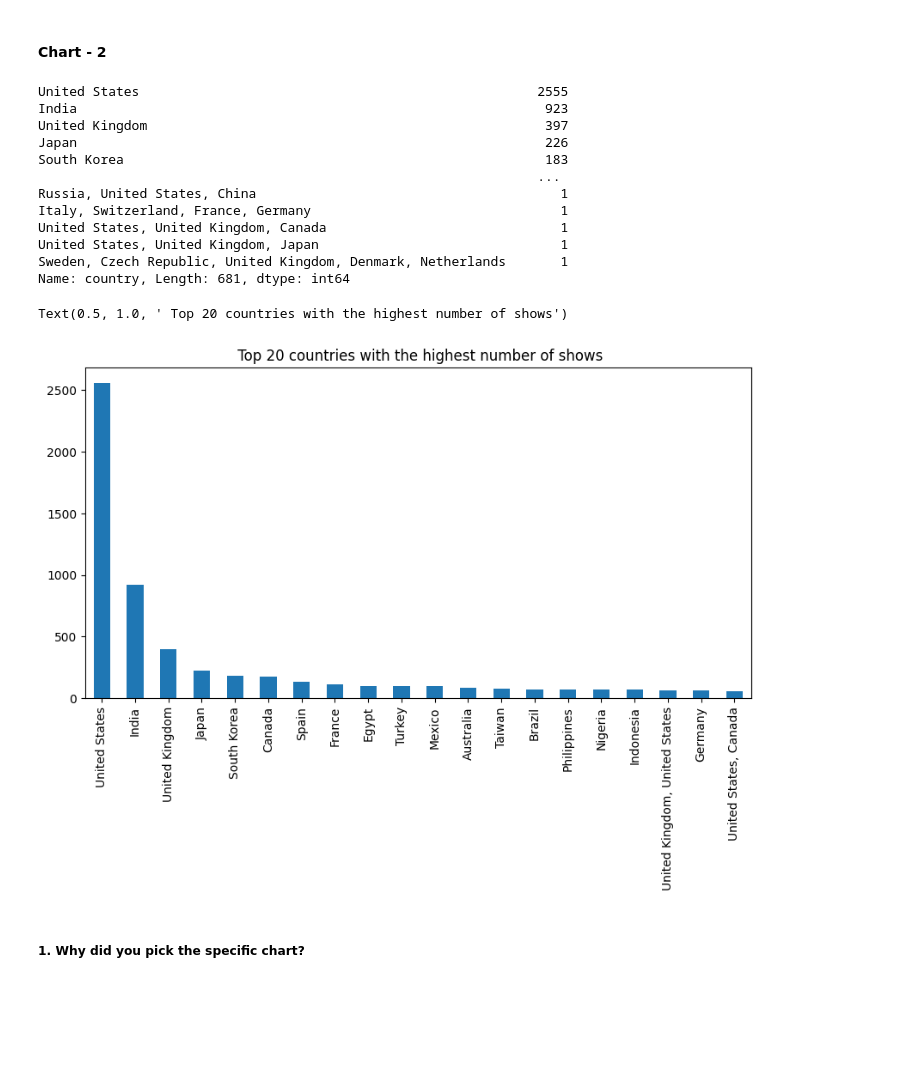
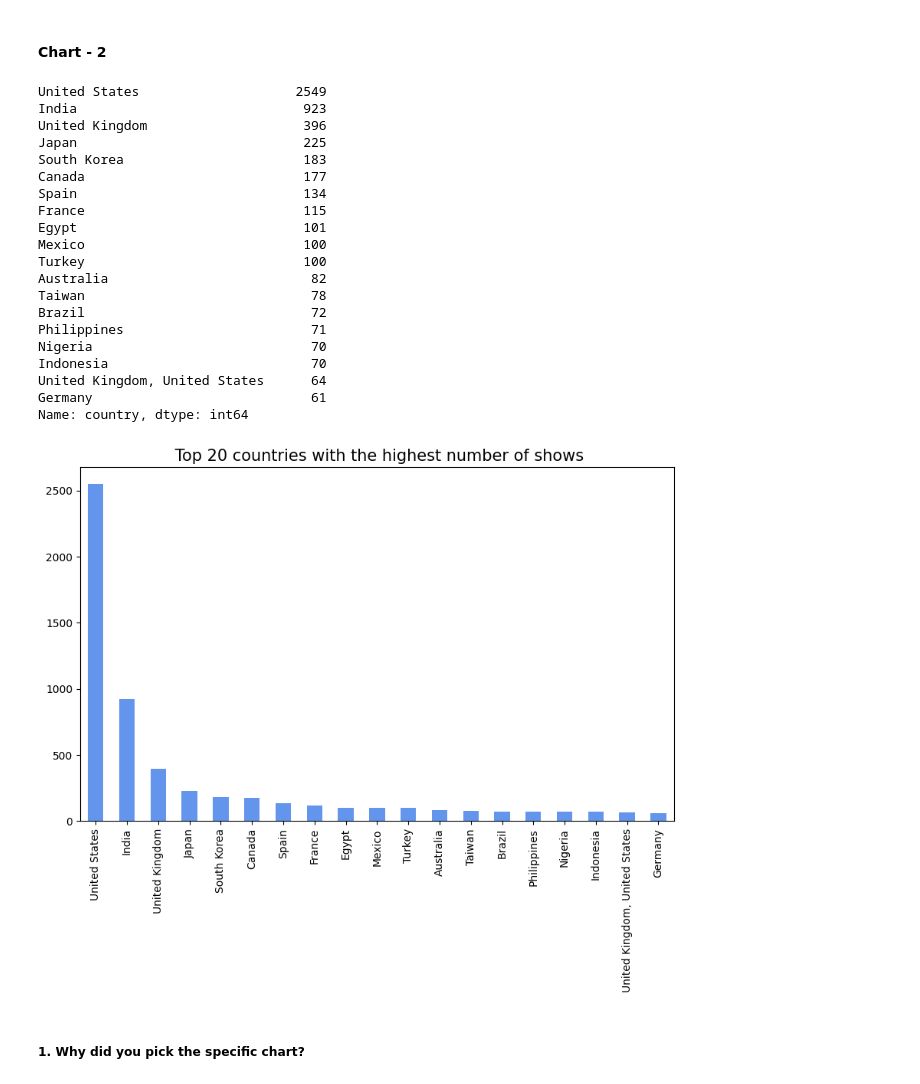
Before and after one commit to VIRU2341/alma-beetter-netflix, a Jupyter notebook: NETFLIX_MOVIES_AND_TV_SHOWS_EDA_analysis.ipynb, the cells around one changed output. Drawn from its saved outputs; the diff is of its cells as text; code cells hidden in the pictures; blank space fills up the shorter version.

```diff
--- a/NETFLIX_MOVIES_AND_TV_SHOWS_EDA_analysis.ipynb
+++ b/NETFLIX_MOVIES_AND_TV_SHOWS_EDA_analysis.ipynb
@@ -239,7 +241,7 @@ No. of unique values in  description is 7769 .
 # %%
 # Write your code to make your dataset analysis ready.
 df["cast"]=df["cast"].fillna('unknown')
-df["director"]=df["director"].fillna()
+df["director"]=df["director"].fillna(0)
 df["country"]=df["country"].fillna('unknown')
 df['rating'] = df['rating'].fillna(df['rating'].mode()[0])
 df.dropna(axis=0, inplace = True)
@@ -325,29 +323,38 @@ The chart above shows that  there are about 5372 movies and almost 2398 TV shows
 #### Chart - 2
 # %%
 # Top countries
-country=df.country.value_counts()
+country=df.country.value_counts()[:20]
+del country['unknown']
 print(country)
 # %% [output]
-United States                                                   2555
-India                                                            923
-United Kingdom                                                   397
-Japan                                                            226
-South Korea                                                      183
-                                                                ...
-Russia, United States, China                                       1
-Italy, Switzerland, France, Germany                                1
-United States, United Kingdom, Canada                              1
-United States, United Kingdom, Japan                               1
-Sweden, Czech Republic, United Kingdom, Denmark, Netherlands       1
-Name: country, Length: 681, dtype: int64
+United States                    2549
+India                             923
+United Kingdom                    396
+Japan                             225
+South Korea                       183
+Canada                            177
+Spain                             134
+France                            115
+Egypt                             101
+Mexico                            100
+Turkey                            100
+Australia                          82
+Taiwan                             78
+Brazil                             72
+Philippines                        71
+Nigeria                            70
+Indonesia                          70
+United Kingdom, United States      64
+Germany                            61
+Name: country, dtype: int64
 # %%
 #  visualization code
 plt.figure(figsize=(10,5))
-df[~(df['country']=='Unknown')].country.value_counts().nlargest(20).plot(kind='bar')
-plt.title(' Top 20 countries with the highest number of shows')
+country.plot(kind="bar",color="cornflowerblue",figsize=(10,6))
+plt.title(' Top 20 countries with the highest number of shows',fontsize=15)
+plt.show()
 # %% [output]
-Text(0.5, 1.0, ' Top 20 countries with the highest number of shows')
-[figure, old version]
+[figure, new version]
 # %% [markdown]
 ##### 1. Why did you pick the specific chart?
 # %% [markdown]
```
Also changed, not shown: parts of 10 cells of this notebook.
